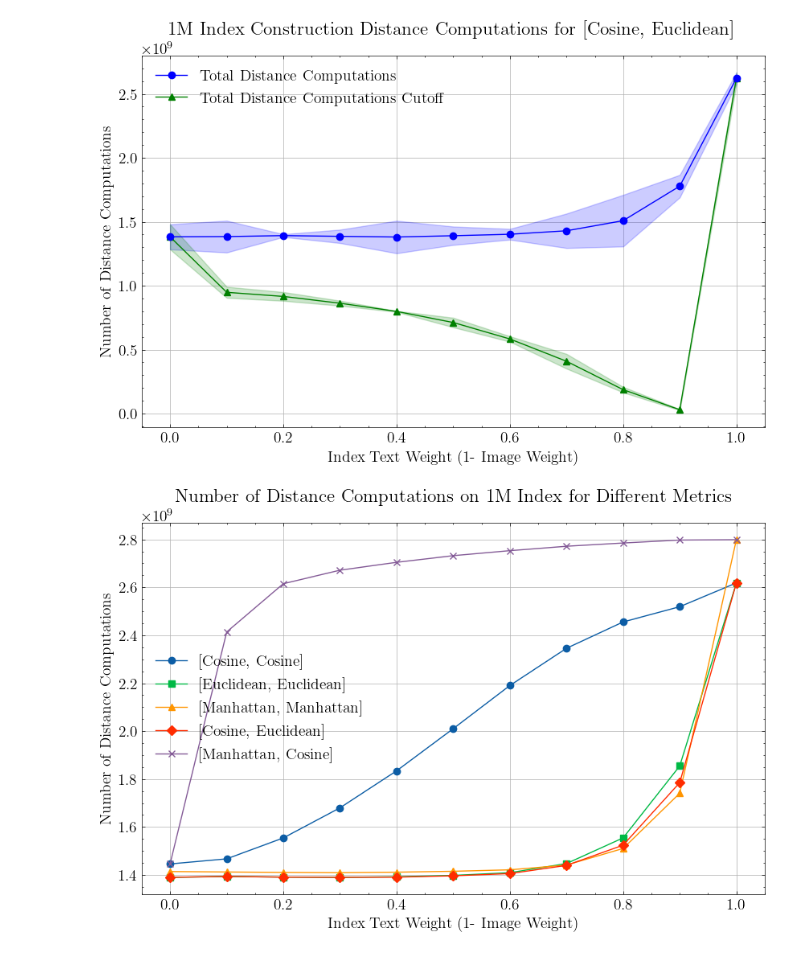
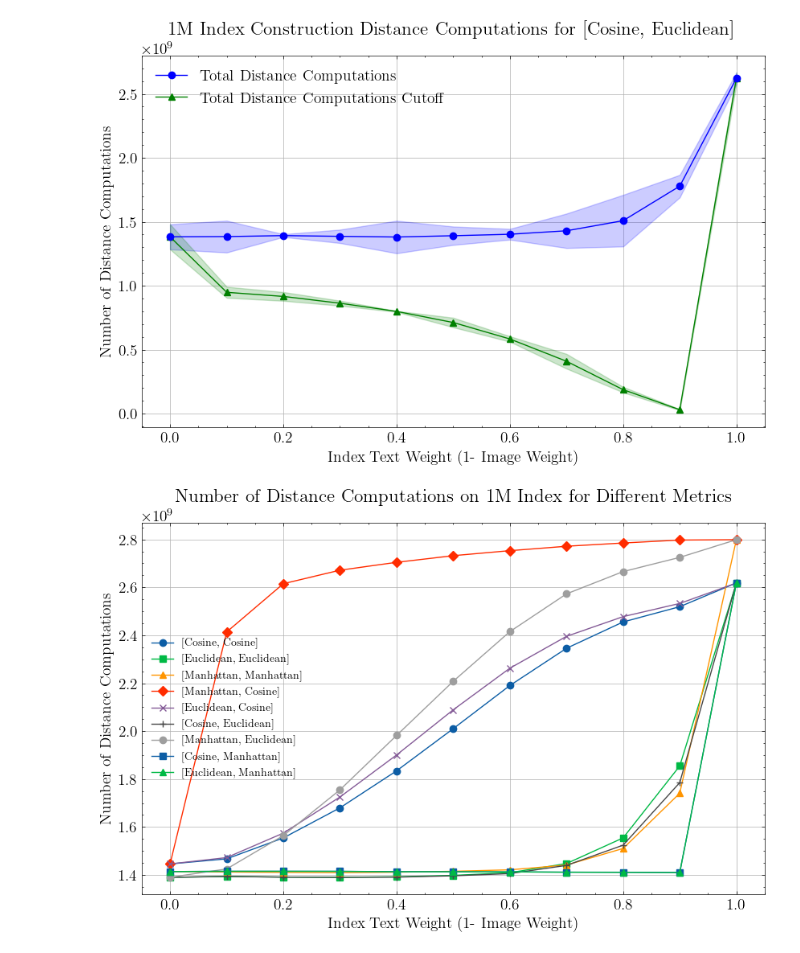
Before and after one commit to yavuzff/scalable-multimodal-similarity-search, a Jupyter notebook: notebooks/plot_graphs_weights_exp.ipynb, the cells around one changed output. Drawn from its saved outputs; the diff is of its cells as text; code cells hidden in the pictures.

```diff
--- a/notebooks/plot_graphs_weights_exp.ipynb
+++ b/notebooks/plot_graphs_weights_exp.ipynb
@@ -235,6 +234,6 @@ def plot_construction_distance_calls(params, times, total_distance_calls, num_la
     plt.show()
 # %%
-def get_construction_data_per_metric_and_seed(metrics, seed=60):
+def get_construction_data_per_metric_and_seed(metrics, seed=60, normalised=""):
     times = {}
     num_compute_distance_calls = {}
     num_lazy_distance_calls = {}
@@ -245,7 +244,7 @@ def get_construction_data_per_metric_and_seed(metrics, seed=60):
         params = Params(modalities=2, dimensions=[384, 768], metrics=metrics, weights=[text_weight, round(1-text_weight, 5)], index_size=1_000_000)
         construction_params = MultiVecHNSWConstructionParams(target_degree=16, max_degree=16, ef_construction=100, seed=seed)
 
-        data = get_construction_stats(params, construction_params)
+        data = get_construction_stats(params, construction_params, normalised=normalised)
         times[text_weight] = data["time"]
         num_compute_distance_calls[text_weight] = data["num_compute_distance_calls"]
         num_lazy_distance_calls[text_weight] = data["num_lazy_distance_calls"]
@@ -275,0 +315,6 @@ plot_construction_distance_calls(params, times, total_distance_calls, num_lazy_d
+# %%
+seed = 60
+normalised = "normalised/"
+params, times, num_compute_distance_calls, num_lazy_distance_calls, total_distance_calls, num_lazy_distance_cutoffs = get_construction_data_per_metric_and_seed(["manhattan", "manhattan"], seed=60, normalised=normalised)
+
+plot_construction_distance_calls(params, times, total_distance_calls, num_lazy_distance_cutoffs, plot_time=True, index_seed=seed, normalised=normalised)
@@ -314,9 +361,9 @@ plot_construction_distance_calls_only_with_ci(params, total_distance_calls, num_
 # %% [output]
 [figure]
 # %%
-from src.evaluation.plot_utils import compute_means_and_cis_from_dict_of_list, metrics_to_str
+from src.experiments.plot_utils import compute_means_and_cis_from_dict_of_list, metrics_to_str
 
-def plot_construction_distance_calls_for_metrics(metric_to_total_distance_calls, metric_to_num_lazy_distance_cutoffs, plot_dir=PLOT_DIR, index_size=1_000_000):
+def plot_construction_distance_calls_for_metrics(metric_to_total_distance_calls, metric_to_num_lazy_distance_cutoffs, plot_dir=PLOT_DIR, index_size=1_000_000, index_seed=None, normalised=""):
     # metric to total distance calls is a dict of dicts
 
     # plot the distance calls for each text weight
@@ -331,19 +378,18 @@ def plot_construction_distance_calls_for_metrics(metric_to_total_distance_calls,
         # plot total distance calculations for these metrics
         # plot with marker, but different across each call
         ax.plot(total_distance_calls.keys(), total_distance_calls.values(), label=metrics_to_str(metrics), marker=markers[i%len(markers)])
-
     ax.set_ylabel("Number of Distance Computations")
     ax.set_xlabel("Index Text Weight (1- Image Weight)")
     ax.set_title("Number of Distance Computations on 1M Index for Different Metrics")
     ax.grid()
-    ax.legend()
+    ax.legend(fontsize='x-small')
     # save plot
     if not os.path.exists(f"{plot_dir}/weights-construction"):
         os.makedirs(f"{plot_dir}/weights-construction")
-    plt.savefig(f"{plot_dir}/weights-construction/distance_calls_multiple_metrics_{index_size}_seed_{construction_params.seed}.pdf", dpi=FIGURE_DPI, bbox_inches='tight', format='pdf')
+    plt.savefig(f"{plot_dir}/weights-construction/distance_calls_multiple_metrics_{normalised.split('/')[0]}{index_size}_seed_{index_seed}.pdf", dpi=FIGURE_DPI, bbox_inches='tight', format='pdf')
     plt.show()
 # %%
-def get_metrics_data(all_metrics):
+def get_metrics_data(all_metrics, seed=60, normalised=""):
     metric_to_total_distances = {}
     metric_to_cutoffs = {}
     for metrics in all_metrics:
@@ -351,7 +397,10 @@ def get_metrics_data(all_metrics):
         total_distance_calls = defaultdict(list)
         num_lazy_distance_cutoffs = defaultdict(list)
         for seed in [60]:
-            params, _, _, _, total_distance_calls_temp, num_lazy_distance_cutoffs_temp = get_construction_data_per_metric_and_seed([i for i in metrics], seed=seed)
+            instance_normalised = normalised
+            if metrics[1] == "cosine":
+                instance_normalised = ""
+            params, _, _, _, total_distance_calls_temp, num_lazy_distance_cutoffs_temp = get_construction_data_per_metric_and_seed([i for i in metrics], seed=seed, normalised=instance_normalised)
             keys = list(total_distance_calls_temp.keys())
             for key in keys:
                 total_distance_calls[key].append(total_distance_calls_temp[key])
@@ -362,7 +411,7 @@ def get_metrics_data(all_metrics):
 
     return metric_to_total_distances, metric_to_cutoffs
 # %%
-metric_to_total_distances, metric_to_cutoffs = get_metrics_data([("cosine", "cosine"), ("euclidean", "euclidean"), ("manhattan", "manhattan"), ("cosine", "euclidean"), ("manhattan", "cosine")])
-plot_construction_distance_calls_for_metrics(metric_to_total_distances, metric_to_cutoffs, index_size=1000000)
+metric_to_total_distances, metric_to_cutoffs = get_metrics_data([("cosine", "cosine"), ("euclidean", "euclidean"), ("manhattan", "manhattan"), ("manhattan", "cosine"), ("euclidean", "cosine"), ("cosine", "euclidean"), ("manhattan", "euclidean"), ("cosine", "Manhattan"), ("euclidean", "Manhattan")])
+plot_construction_distance_calls_for_metrics(metric_to_total_distances, metric_to_cutoffs, index_size=1000000, index_seed=60)
 # %% [output]
-[figure, old version]
+[figure, new version]
```
Also changed, not shown: parts of 27 cells of this notebook, 1 other file.
